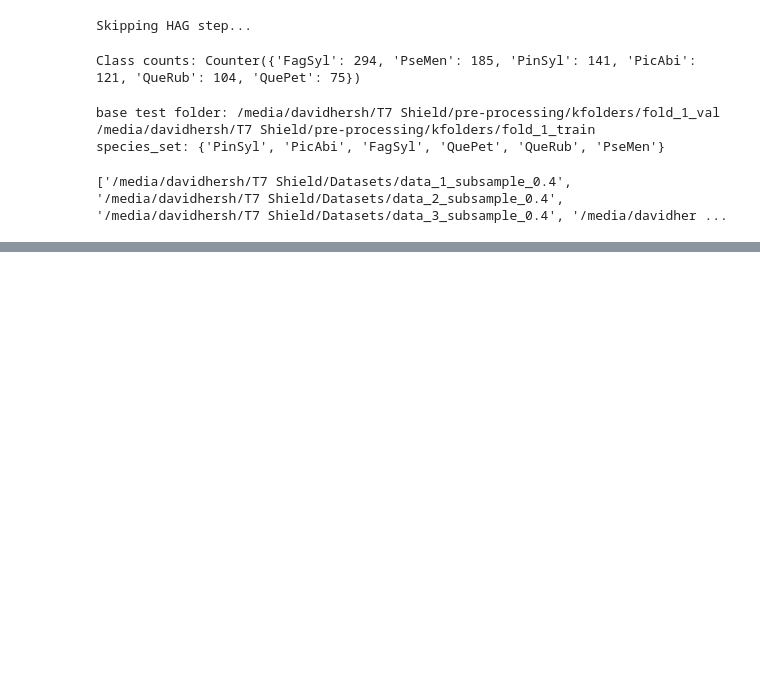
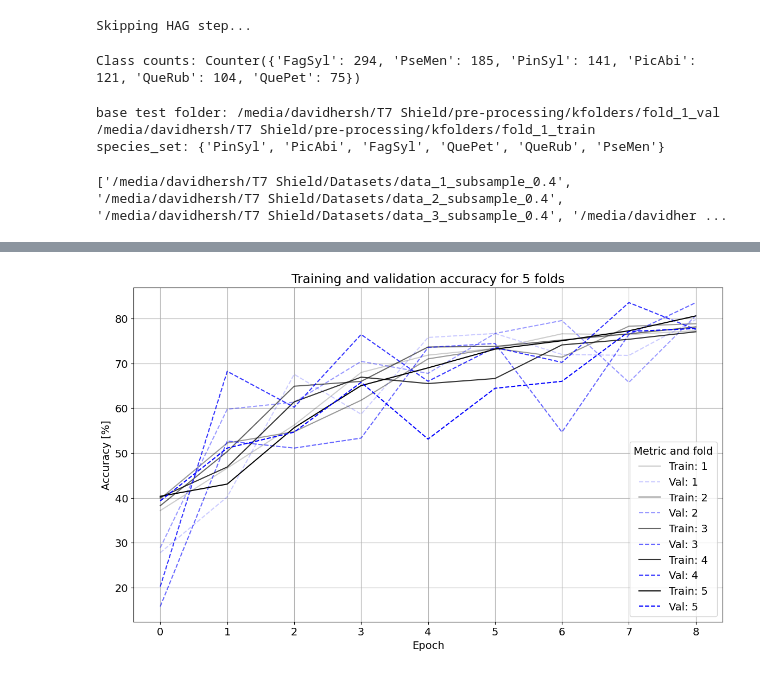
Before and after one commit to DHersh3094/KPConv-PyTorch, a Jupyter notebook: preprocess_and_augment.ipynb, the cells around one changed output, grey strips where cells are left out. Drawn from its saved outputs; the diff is of its cells as text; code cells hidden in the pictures; blank space fills up the shorter version.

Commit message:
add training and validation plot for each result

```diff
--- a/preprocess_and_augment.ipynb
+++ b/preprocess_and_augment.ipynb
@@ -1,13 +1,14 @@
 # %%
 import os
 import sys
+import pandas as pd
 import numpy as np
 from datetime import datetime
 import laspy as lp
 import subprocess
 import glob
 import matplotlib.pyplot as plt
-plt.rcParams['font.size'] = 16
+plt.rcParams['font.size'] = 14
 import shutil
 from collections import Counter
 from sklearn.model_selection import StratifiedKFold
@@ -462,7 +463,7 @@ print(all_data_dirs)
 # parser.add_argument('--data_path', type=str, default=None, help='Data path')
 # parser.add_argument('--saving_path', type=str, default=None, help='Saving path')
 
-max_epoch = 3
+max_epoch = 10
 first_kpconv_subsampling_dl = 0.4
 
 timestamp = datetime.now().strftime("%Y_%m_%d_%H_%M")
@@ -514,0 +534,39 @@ for folder in all_data_dirs:
+# %%
+def plot_train_and_val_accuracy_for_all_folds(saving_path=saving_path, num_classes=6):
+    folders = [os.path.join(saving_path, f) for f in os.listdir(saving_path) if os.path.isdir(os.path.join(saving_path, f))]
+
+    fold=0
+    alpha = .2
+    fig, ax = plt.subplots(figsize=(14, 8))
+    for folder in folders:
+        training_file = os.path.join(folder, 'training.txt')
+        validation_file = os.path.join(folder, 'val_confs.txt')
+        df = pd.read_csv(training_file, sep='\s+')
+        df = df.groupby('epochs').mean().reset_index()
+        ax.plot(df['epochs'], df['train_accuracy'] * 100, 'k', label=f'Train: {fold+1}', alpha=alpha)
+
+        # Val plot
+        with open(validation_file, 'r') as f:
+            val_confs = f.readlines()
+        val_accuracies = []
+        for val in val_confs:
+            matrix = np.array(list(map(int, val.split()))).reshape(num_classes, num_classes)
+            accuracy = np.sum(np.diag(matrix)) / np.sum(matrix)
+            val_accuracies.append(accuracy * 100)
+        ax.plot(df['epochs'], val_accuracies, label=f'Val: {fold+1}', color='b', linestyle='--', alpha=alpha)
+
+        fold += 1
+        alpha +=.2
+
+
+    plt.legend(title='Metric and fold')
+    plt.xlabel('Epoch')
+    plt.ylabel('Accuracy [%]')
+    plt.title(f'Training and validation accuracy for {n_splits} folds')
+    plt.grid()
+    plt.savefig(os.path.join(saving_path, 'train_accuracy.png'), bbox_inches='tight', dpi=400)
+    plt.show();
+
+plot_train_and_val_accuracy_for_all_folds();
+# %% [output]
+[figure, added]
```
Also changed, not shown: parts of 1 cell of this notebook.
